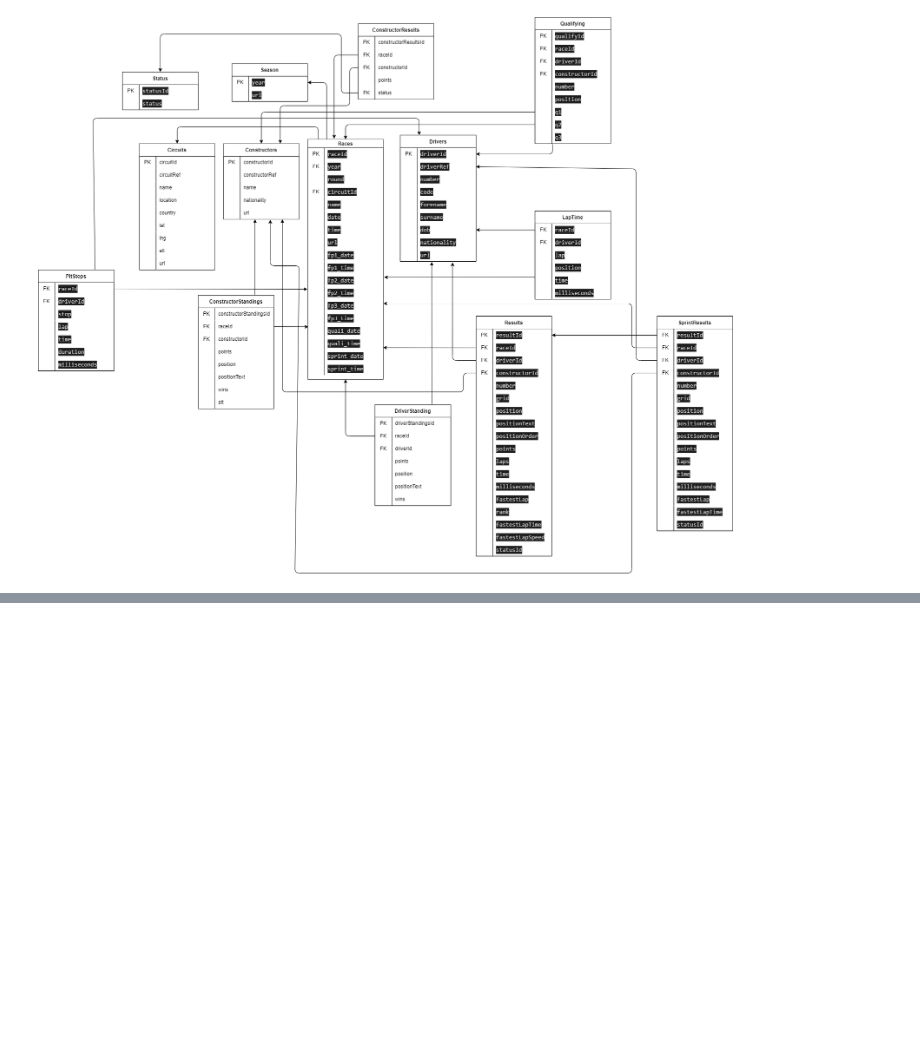
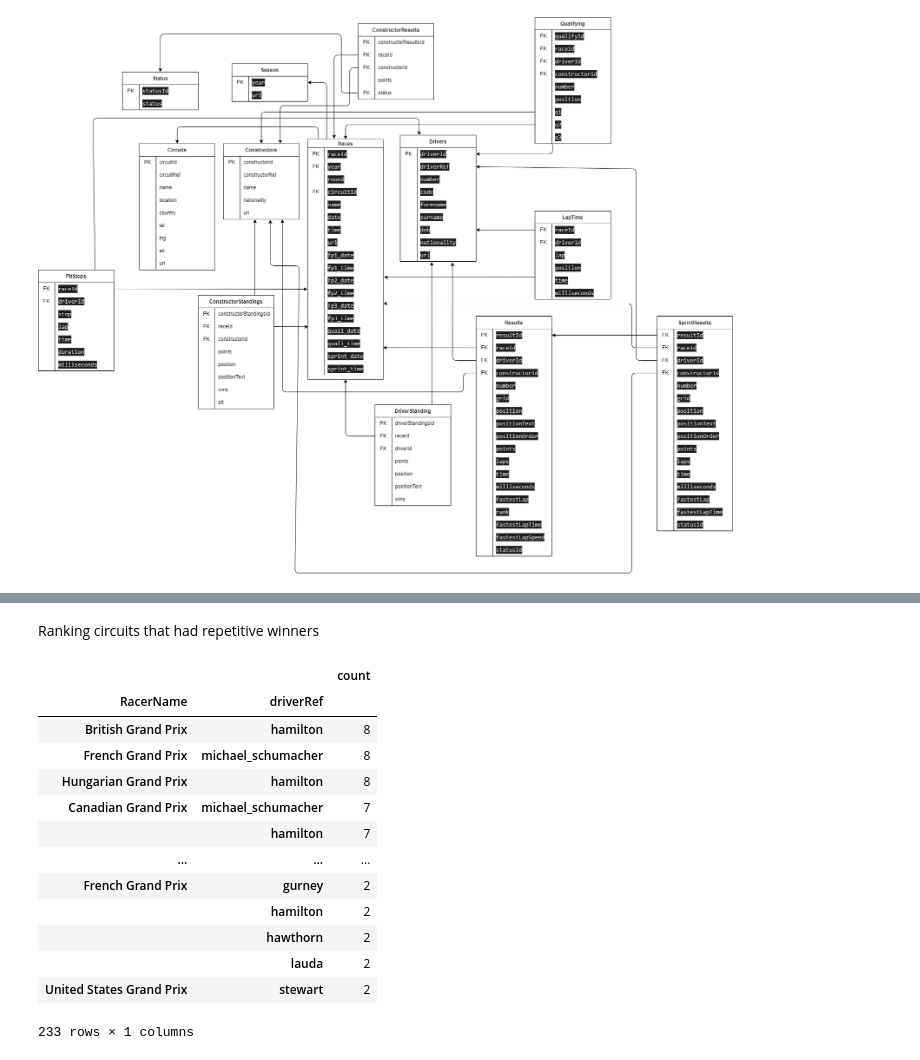
Before and after one commit to vanzei/F1_data, a Jupyter notebook: code/notebook1.ipynb, the cells around one changed output, grey strips where cells are left out. Drawn from its saved outputs; the diff is of its cells as text; code cells hidden in the pictures; blank space fills up the shorter version.

```diff
--- a/code/notebook1.ipynb
+++ b/code/notebook1.ipynb
@@ -77,0 +148,23 @@ Name: RacerName, Length: 636, dtype: int64
+# %% [markdown]
+Ranking circuits that had repetitive winners
+# %%
+(df.query('position == "1"')
+.groupby(["RacerName","driverRef"])["RacerName"].agg({'count'})
+.query('count >= 2')
+.sort_values('count',ascending=False)
+)
+# %% [output]
+|  |  | count |
+| RacerName | driverRef |  |
+| British Grand Prix | hamilton | 8 |
+| French Grand Prix | michael_schumacher | 8 |
+| Hungarian Grand Prix | hamilton | 8 |
+| Canadian Grand Prix | michael_schumacher | 7 |
+|  | hamilton | 7 |
+| ... | ... | ... |
+| French Grand Prix | gurney | 2 |
+|  | hamilton | 2 |
+|  | hawthorn | 2 |
+|  | lauda | 2 |
+| United States Grand Prix | stewart | 2 |
+233 rows × 1 columns
```
Also changed, not shown: parts of 16 cells of this notebook.
